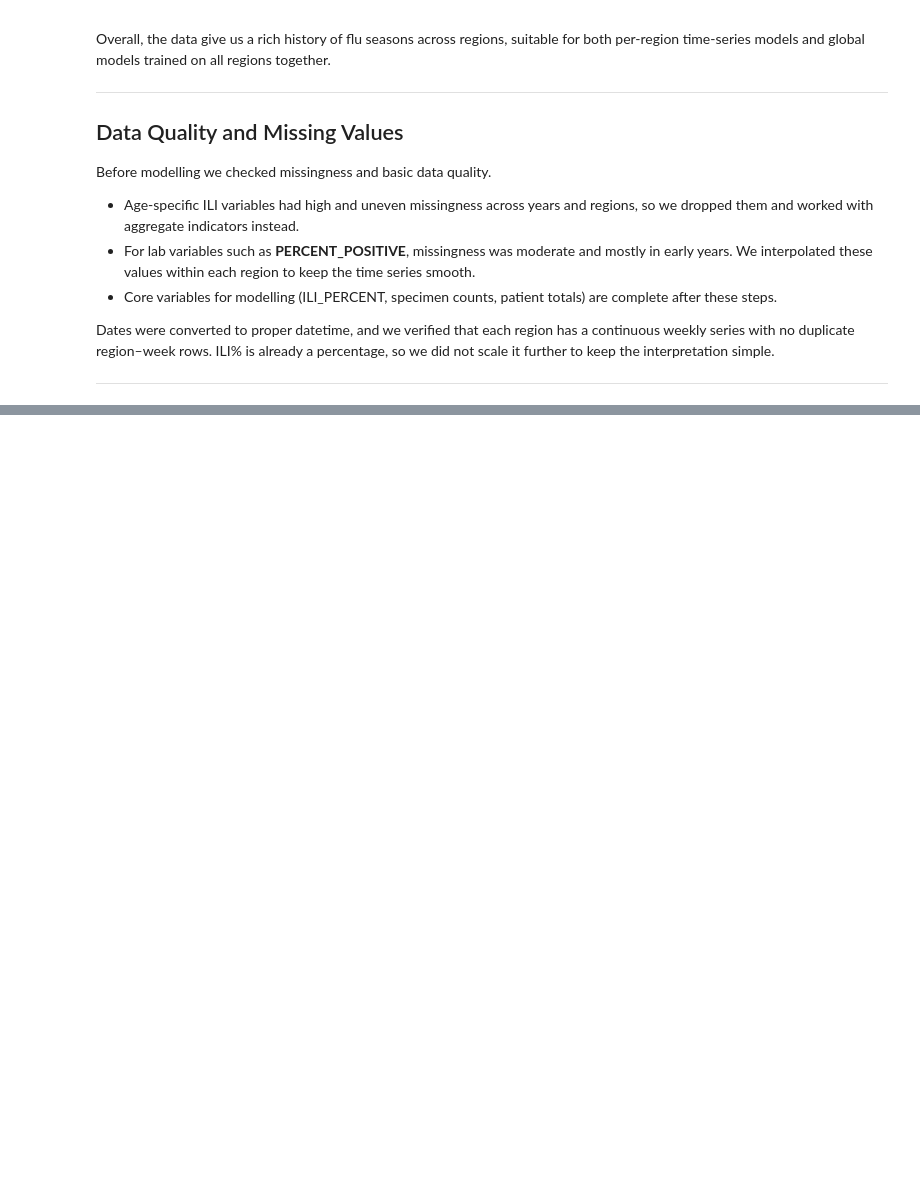
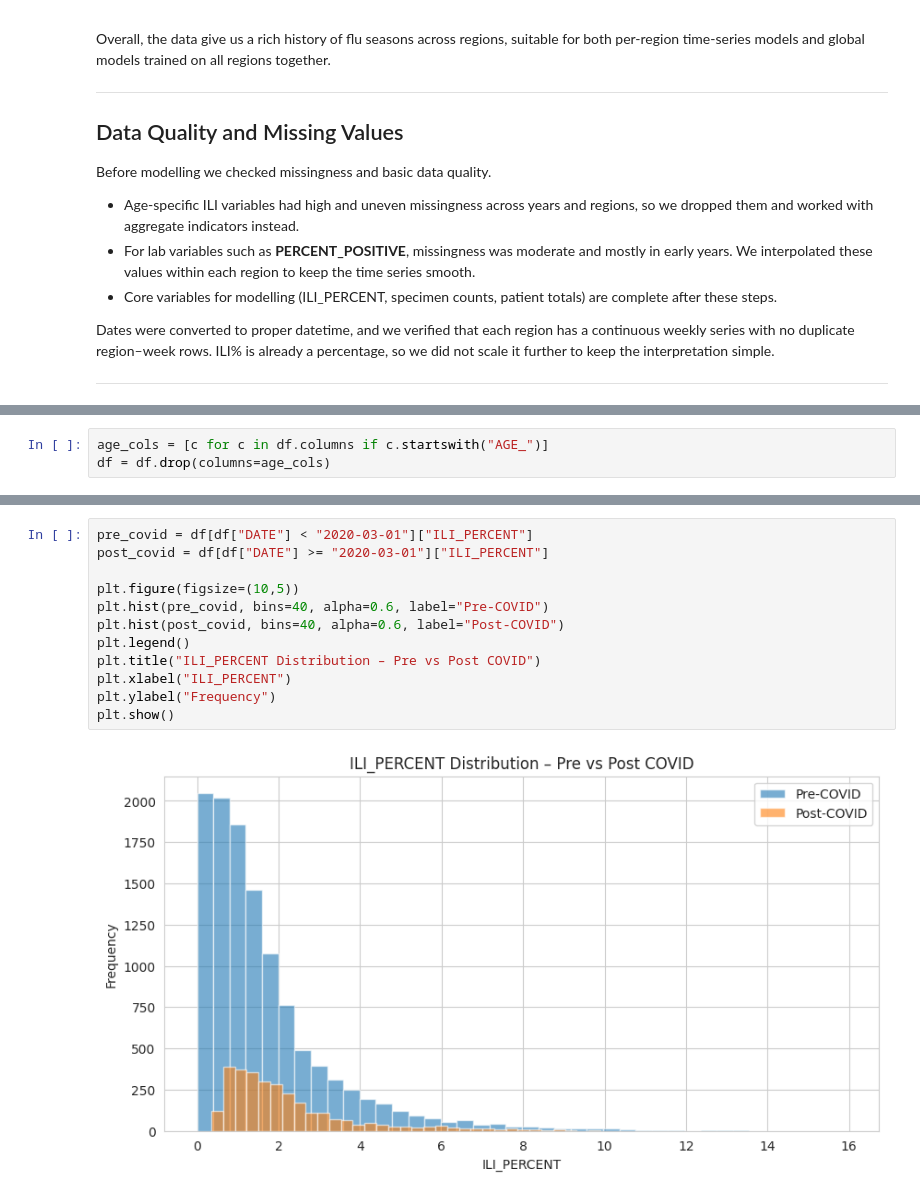
Before and after one commit to ElMehdiBayoud/flu-forecasting-us, a Jupyter notebook: notebook/flu_forecasting.ipynb, the cells around one changed output, grey strips where cells are left out. Drawn from its saved outputs; the diff is of its cells as text; blank space fills up the shorter version.

```diff
--- a/notebook/flu_forecasting.ipynb
+++ b/notebook/flu_forecasting.ipynb
@@ -72,0 +169,3 @@ Dates were converted to proper datetime, and we verified that each region has a
+# %%
+age_cols = [c for c in df.columns if c.startswith("AGE_")]
+df = df.drop(columns=age_cols)
@@ -72,0 +183,14 @@ Dates were converted to proper datetime, and we verified that each region has a
+# %%
+pre_covid = df[df["DATE"] < "2020-03-01"]["ILI_PERCENT"]
+post_covid = df[df["DATE"] >= "2020-03-01"]["ILI_PERCENT"]
+
+plt.figure(figsize=(10,5))
+plt.hist(pre_covid, bins=40, alpha=0.6, label="Pre-COVID")
+plt.hist(post_covid, bins=40, alpha=0.6, label="Post-COVID")
+plt.legend()
+plt.title("ILI_PERCENT Distribution – Pre vs Post COVID")
+plt.xlabel("ILI_PERCENT")
+plt.ylabel("Frequency")
+plt.show()
+# %% [output]
+[figure, added]
```
Also changed, not shown: parts of 62 cells of this notebook.
